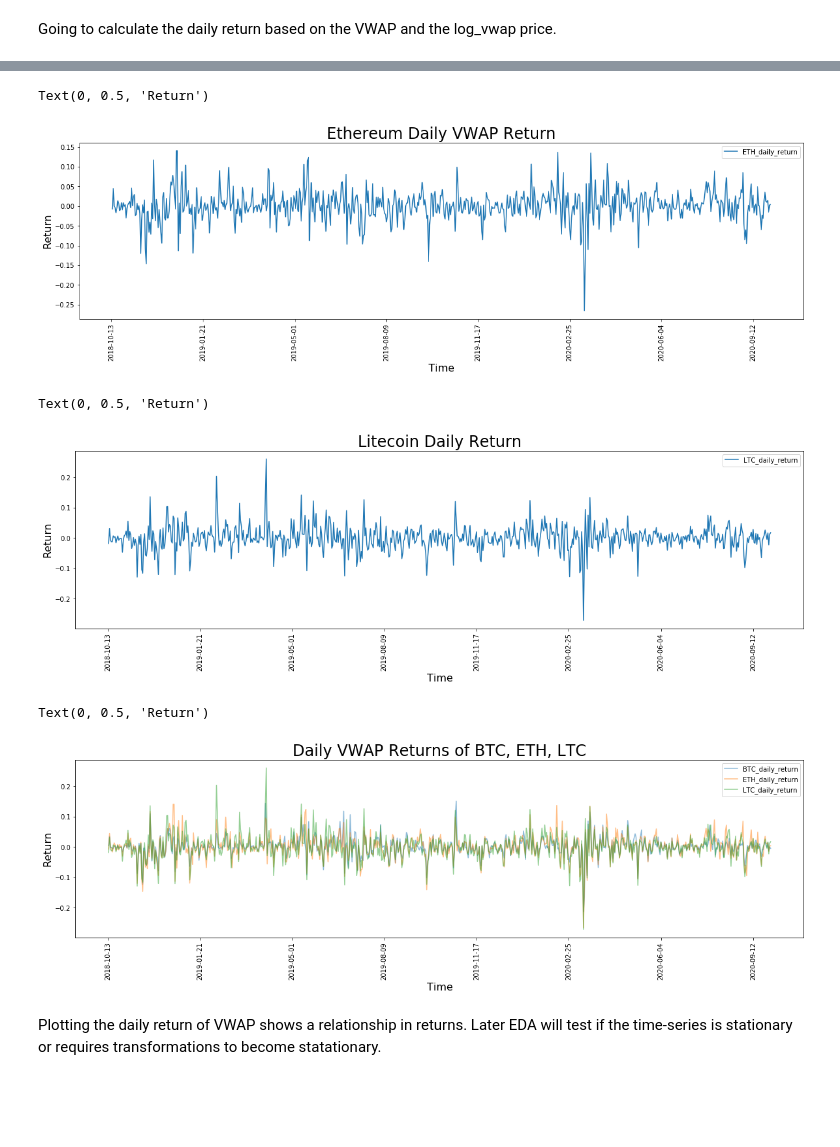
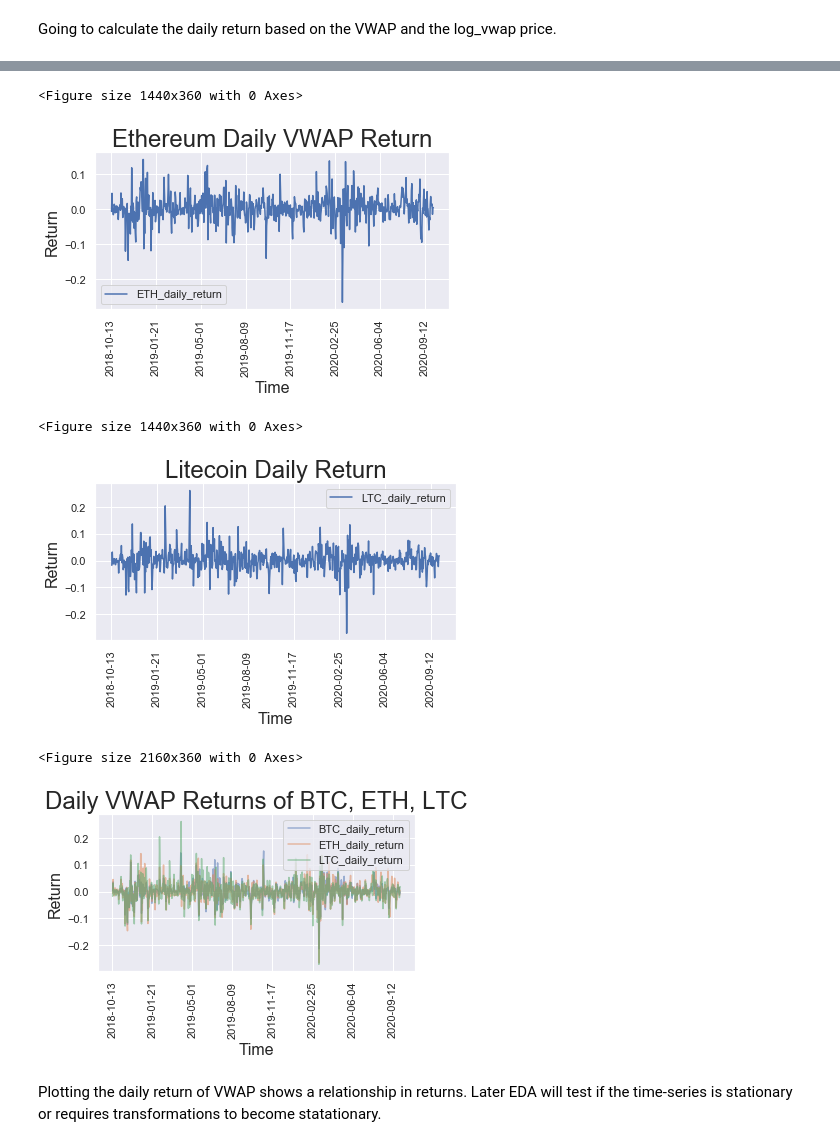
Before and after one commit to hank-butler/Third-Capstone, a Jupyter notebook: Third_Capstone_EDA.ipynb, the cells around one changed output, grey strips where cells are left out. Drawn from its saved outputs; the diff is of its cells as text; code cells hidden in the pictures; blank space fills up the shorter version.

```diff
--- a/Third_Capstone_EDA.ipynb
+++ b/Third_Capstone_EDA.ipynb
@@ -6,8 +6,6 @@ import time
 import datetime
 import seaborn as sns
 
-sns.set()
-
 %matplotlib inline
 # %%
 df = pd.read_csv('crypto_prices.csv')
@@ -87,35 +100,53 @@ Text(0, 0.5, 'Return')
 # %%
 df['ETH_daily_return'] = df['vwap_ETH'].pct_change()
 # %%
-df.plot(y=['ETH_daily_return'], figsize = (20, 5))
+fig = plt.figure(figsize=(20, 5))
+
+df.plot(y=['ETH_daily_return'])
 plt.title("Ethereum Daily VWAP Return", size=24)
 plt.xlabel("Time", size=16)
 plt.xticks(rotation=90)
 plt.ylabel("Return", size=16)
+
+plt.tight_layout()
+
+plt.savefig('EDA_ETH_daily_vwap_return.png')
 # %% [output]
-Text(0, 0.5, 'Return')
+<Figure size 1440x360 with 0 Axes>
-[figure, old version]
+[figure, new version]
 # %%
 df['LTC_daily_return'] = df['vwap_LTC'].pct_change()
 # %%
-df.plot(y=['LTC_daily_return'], figsize=(20, 5))
+fig = plt.figure(figsize = (20, 5))
+
+df.plot(y=['LTC_daily_return'])
 plt.title("Litecoin Daily Return", size = 24)
 plt.xlabel("Time", size = 16)
 plt.xticks(rotation = 90)
 plt.ylabel("Return", size = 16)
+
+plt.tight_layout()
+
+plt.savefig('EDA_LTC_daily_vwap_return.png')
 # %% [output]
-Text(0, 0.5, 'Return')
+<Figure size 1440x360 with 0 Axes>
-[figure, old version]
+[figure, new version]
 # %%
+fig = plt.figure(figsize=(30, 5))
+
 df.plot(y=['BTC_daily_return', 'ETH_daily_return', 'LTC_daily_return'],
-       alpha=0.5, figsize = (20, 5))
+       alpha=0.5)
 plt.title("Daily VWAP Returns of BTC, ETH, LTC", size = 24)
 plt.xlabel("Time", size = 16)
 plt.xticks(rotation=90)
 plt.ylabel("Return", size = 16)
+
+plt.tight_layout()
+
+plt.savefig('EDA_daily_returns_all.png')
 # %% [output]
-Text(0, 0.5, 'Return')
+<Figure size 2160x360 with 0 Axes>
-[figure, old version]
+[figure, new version]
 # %% [markdown]
 Plotting the daily return of VWAP shows a relationship in returns. Later EDA will test if the time-series is stationary or requires transformations to become statationary.
 # %%
```
Also changed, not shown: parts of 13 cells of this notebook.
